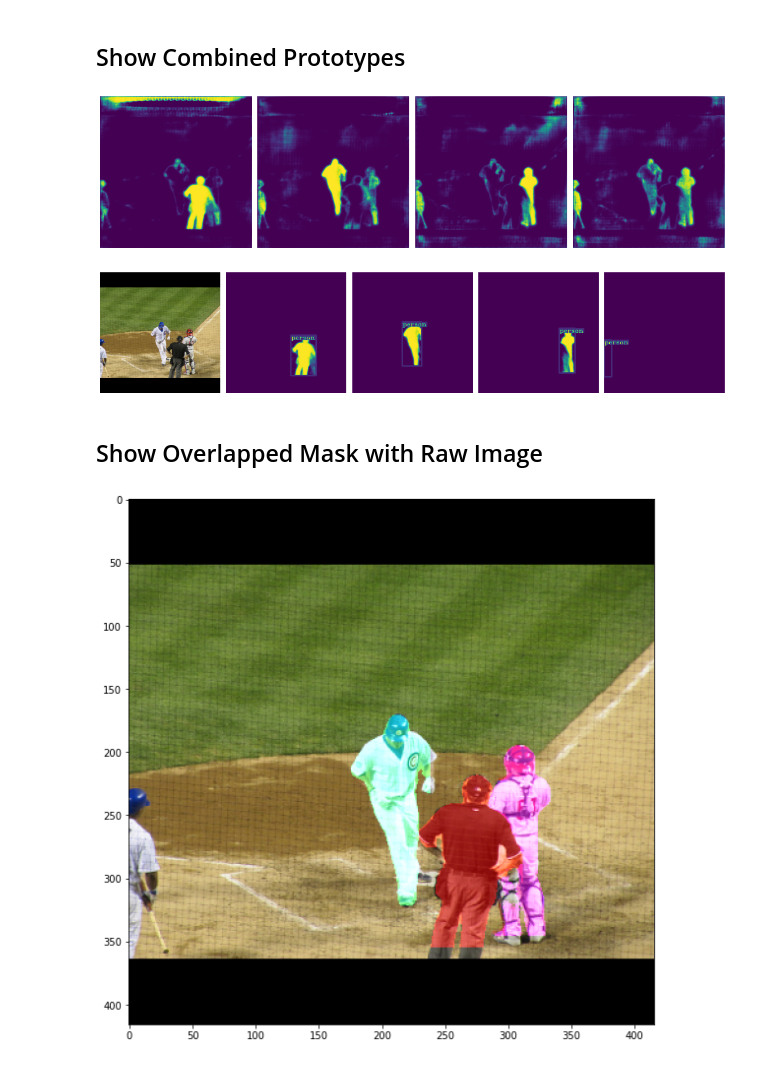
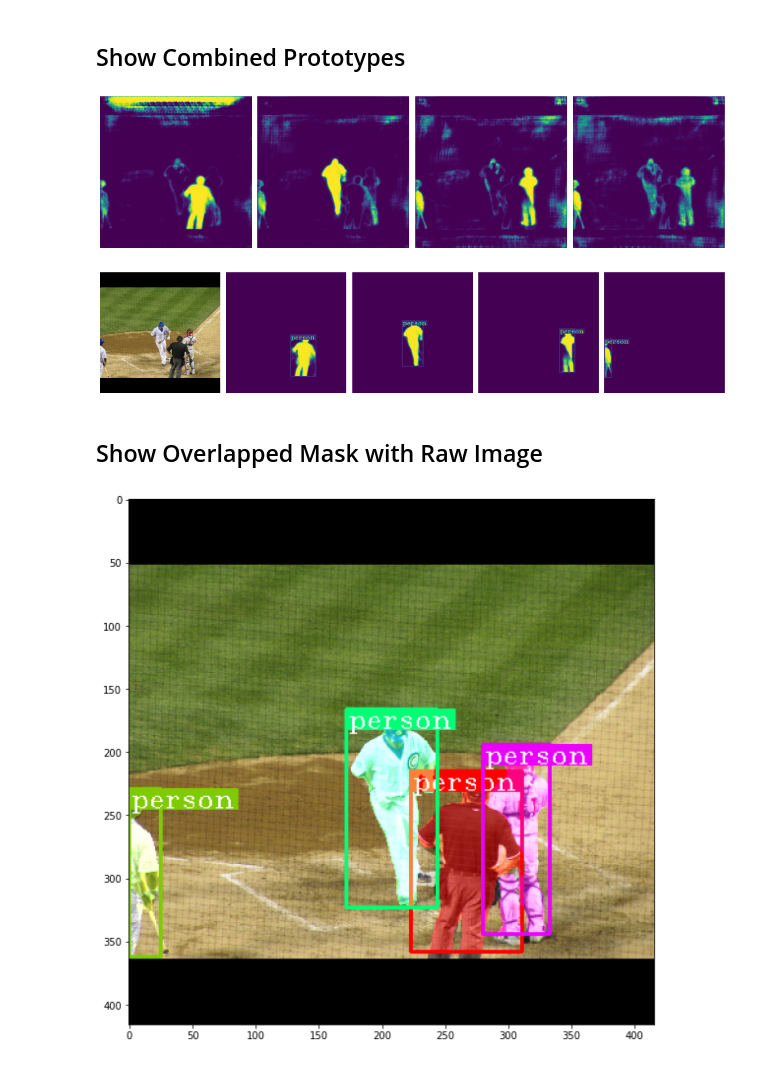
Before and after one commit to johnnylord/trytry-detection, a Jupyter notebook: notebook/06_coco_mask_inference.ipynb, the cells around one changed output. Saved outputs shown, nothing was run; the diff lists cells and outputs as text; code cells hidden in the pictures.

```diff
--- a/notebook/06_coco_mask_inference.ipynb
+++ b/notebook/06_coco_mask_inference.ipynb
@@ -59,7 +67,7 @@ Number of samples: 4953
 # %% [markdown]
 ## Load Pretrained Model
 # %%
-DEVICE = "cuda:1"
+DEVICE = "cuda:0"
 
 IN_CHANNELS = 3
 NUM_CLASSES = 80
@@ -104,7 +112,7 @@ outs, prototypes = model(imgs)
 # %% [markdown]
 ## Extract bounding boxes
 # %%
-CONF_THREHSOLD = 0.8
+CONF_THREHSOLD = 0.75
 
 pred_boxes = []
 
@@ -159,6 +167,9 @@ bboxes, masks = [], []
 
 for bbox in nms_boxes:
     box = bbox[:6]
+    if (box[2]-box[0])*(box[3]-box[1]) < (1/50):
+        continue
+    print(box)
     coefs = bbox[6:]
     coefs = torch.FloatTensor(coefs)
     coefs = coefs.to(DEVICE)
@@ -203,7 +219,7 @@ else:
 
 plt.tight_layout()
 # %% [output]
-[figure, old version]
+[figure, new version]
 # %%
 ncols = len(masks)
 
@@ -226,10 +242,10 @@ else:
 
         img_width = mask.shape[1]
         img_height = mask.shape[0]
-        bbox[0] *= img_width
-        bbox[1] *= img_height
-        bbox[2] *= img_width
-        bbox[3] *= img_height
+        bbox[0] = bbox[0]*img_width if bbox[0] > 0 else 0
+        bbox[1] = bbox[1]*img_height if bbox[1] > 0 else 0
+        bbox[2] = bbox[2]*img_width if bbox[2] < img_width else img_width
+        bbox[3] = bbox[3]*img_height if bbox[3] < img_height else img_height
 
         canvas = np.zeros_like(mask, dtype=np.uint8)
         instance = mask[int(bbox[1]):int(bbox[3]), int(bbox[0]):int(bbox[2])]
@@ -241,22 +257,23 @@ else:
 
 plt.tight_layout()
 # %% [output]
-[figure, old version]
+[figure, new version]
 # %% [markdown]
 ## Show Overlapped Mask with Raw Image
 # %%
 img = reverse(imgs[0].detach().cpu())
 img = np.array(img)
 
 for idx, (bbox, mask) in enumerate(zip(bboxes, masks)):
     instance_mask = mask[int(bbox[1]):int(bbox[3]), int(bbox[0]):int(bbox[2])]
     instance_mask = np.array(instance_mask*255, dtype=np.uint8)
     color = get_color(idx)
     instance_mask = get_color_mask(instance_mask, color)
     draw_mask(img, bbox, instance_mask)
+    draw_boxes(img, [bbox], COCO_CLASSES, color=color)
 
 plt.figure(figsize=(8, 8))
 plt.imshow(img)
 plt.tight_layout()
 # %% [output]
-[figure, old version]
+[figure, new version]
```
Also changed, not shown: parts of 6 cells of this notebook, 2 other files.
